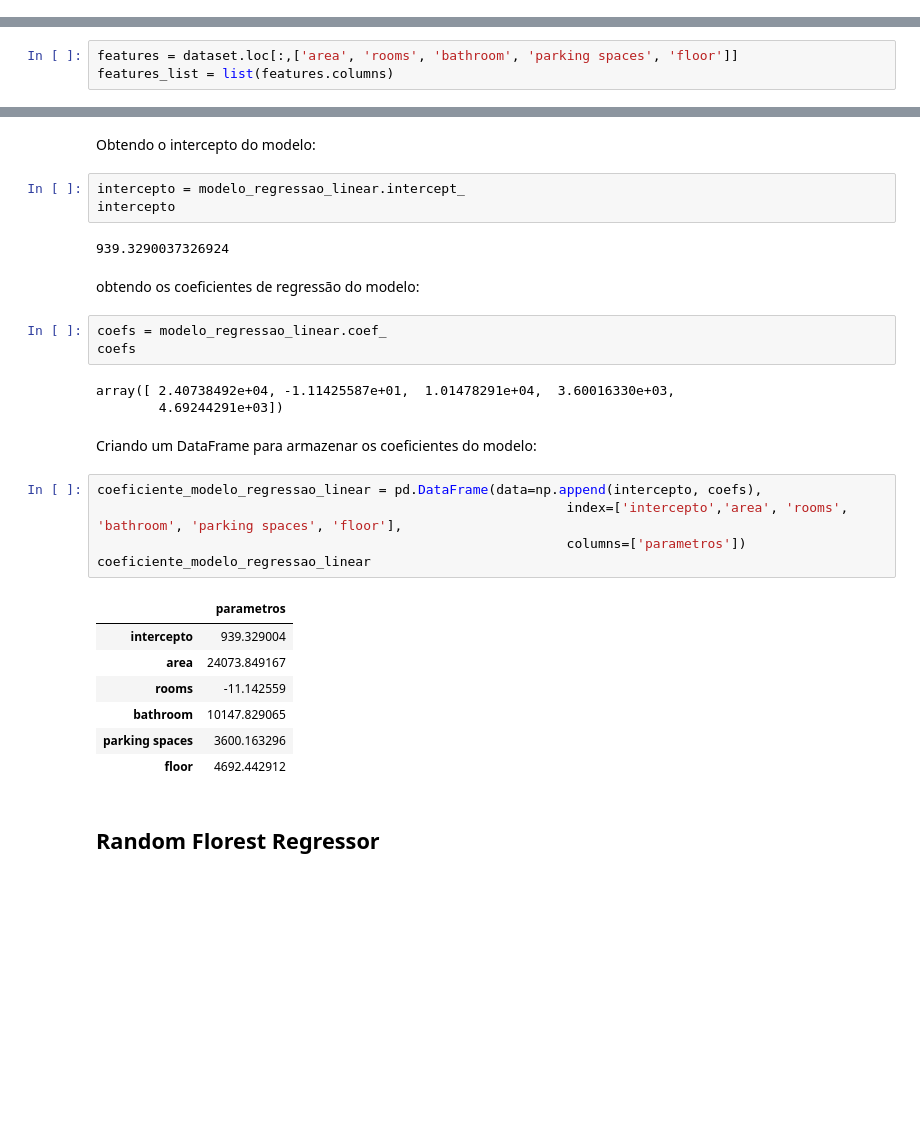
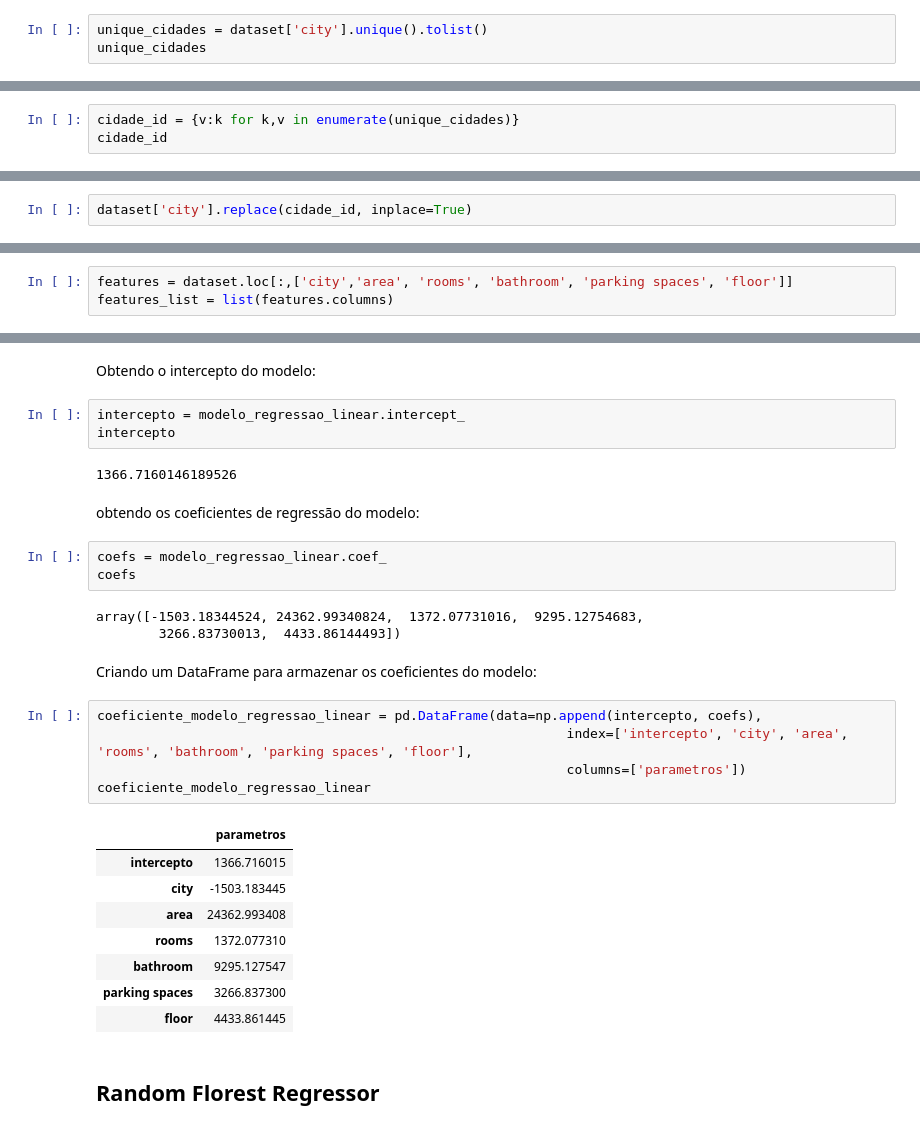
Before and after one commit to IgorFormiga/Data-Science-Projects, a Jupyter notebook: 3_Prediction_Rental_Prices.ipynb, the cells around one changed output, grey strips where cells are left out. Drawn from its saved outputs; the diff is of its cells as text; blank space fills up the shorter version.

```diff
--- a/3_Prediction_Rental_Prices.ipynb
+++ b/3_Prediction_Rental_Prices.ipynb
@@ -102,0 +107,3 @@ Através do gráfico é possível perceber que todas as variáveis independentes
+# %%
+unique_cidades = dataset['city'].unique().tolist()
+unique_cidades
@@ -102,0 +112,3 @@ Através do gráfico é possível perceber que todas as variáveis independentes
+# %%
+cidade_id = {v:k for k,v in enumerate(unique_cidades)}
+cidade_id
@@ -103,2 +121,4 @@ Através do gráfico é possível perceber que todas as variáveis independentes
+# %%
+dataset['city'].replace(cidade_id, inplace=True)
 # %% [markdown]
 ## Padronização do Conjunto de Dados
@@ -111,6 +154,6 @@ scaler = MinMaxScaler(feature_range=(0, 1))
 # %% [markdown]
 Serando as features que serão utilizadas para criação do modelo:
 # %%
-features = dataset.loc[:,['area', 'rooms', 'bathroom', 'parking spaces', 'floor']]
+features = dataset.loc[:,['city','area', 'rooms', 'bathroom', 'parking spaces', 'floor']]
 features_list = list(features.columns)
 # %% [markdown]
@@ -180,30 +223,31 @@ Obtendo o intercepto do modelo:
 intercepto = modelo_regressao_linear.intercept_
 intercepto
 # %% [output]
-939.3290037326924
+1366.7160146189526
 # %% [markdown]
 obtendo os coeficientes de regressão do modelo:
 # %%
 coefs = modelo_regressao_linear.coef_
 coefs
 # %% [output]
-array([ 2.40738492e+04, -1.11425587e+01,  1.01478291e+04,  3.60016330e+03,
-        4.69244291e+03])
+array([-1503.18344524, 24362.99340824,  1372.07731016,  9295.12754683,
+        3266.83730013,  4433.86144493])
 # %% [markdown]
 Criando um DataFrame para armazenar os coeficientes do modelo:
 # %%
 coeficiente_modelo_regressao_linear = pd.DataFrame(data=np.append(intercepto, coefs),
-                                                            index=['intercepto','area', 'rooms', 'bathroom', 'parking spaces', 'floor'],
+                                                            index=['intercepto', 'city', 'area', 'rooms', 'bathroom', 'parking spaces', 'floor'],
                                                             columns=['parametros'])
 coeficiente_modelo_regressao_linear
 # %% [output]
 |  | parametros |
-| intercepto | 939.329004 |
-| area | 24073.849167 |
-| rooms | -11.142559 |
-| bathroom | 10147.829065 |
-| parking spaces | 3600.163296 |
-| floor | 4692.442912 |
+| intercepto | 1366.716015 |
+| city | -1503.183445 |
+| area | 24362.993408 |
+| rooms | 1372.077310 |
+| bathroom | 9295.127547 |
+| parking spaces | 3266.837300 |
+| floor | 4433.861445 |
 # %% [markdown]
 ## Random Florest Regressor
 # %% [markdown]
```
Also changed, not shown: parts of 11 cells of this notebook, 1 other file.
